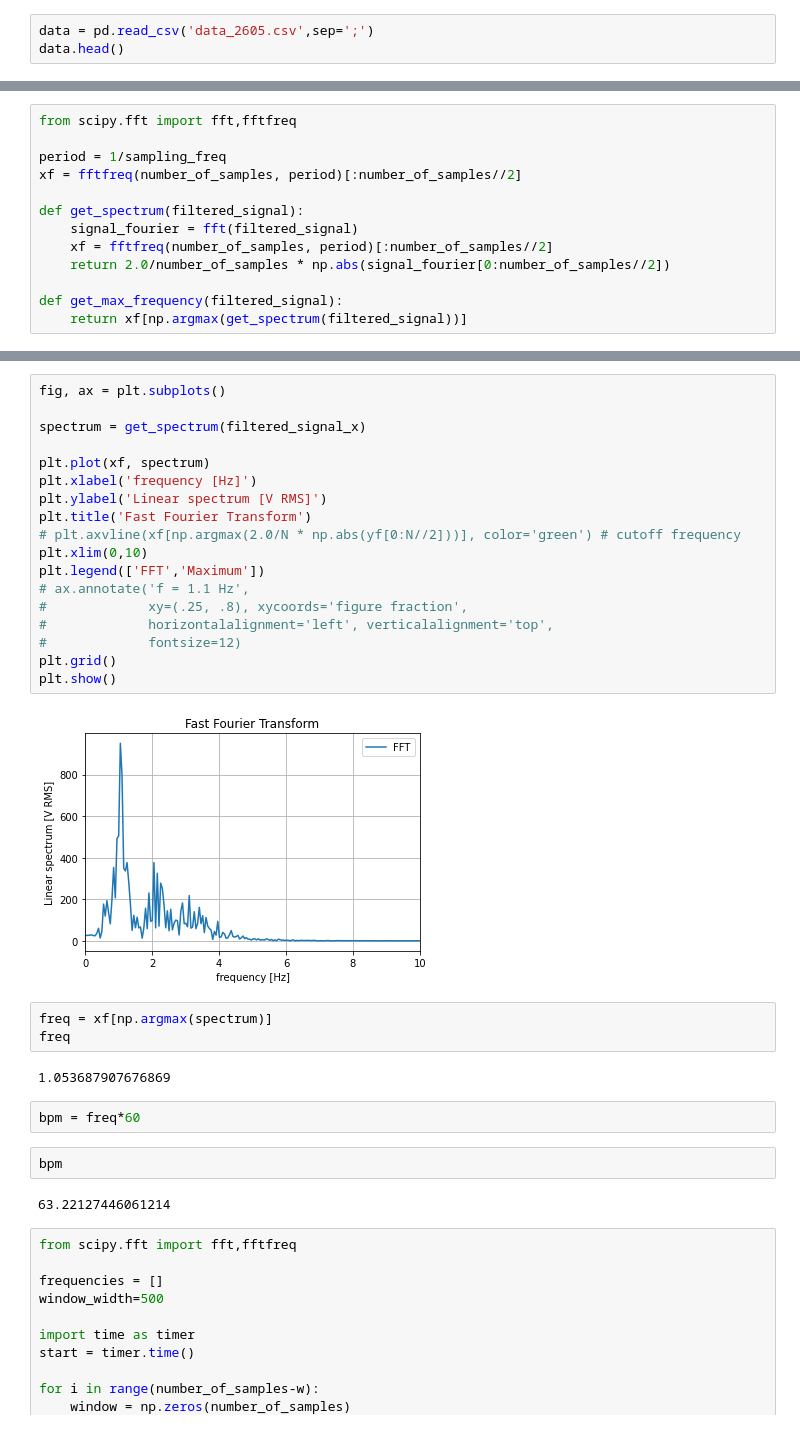
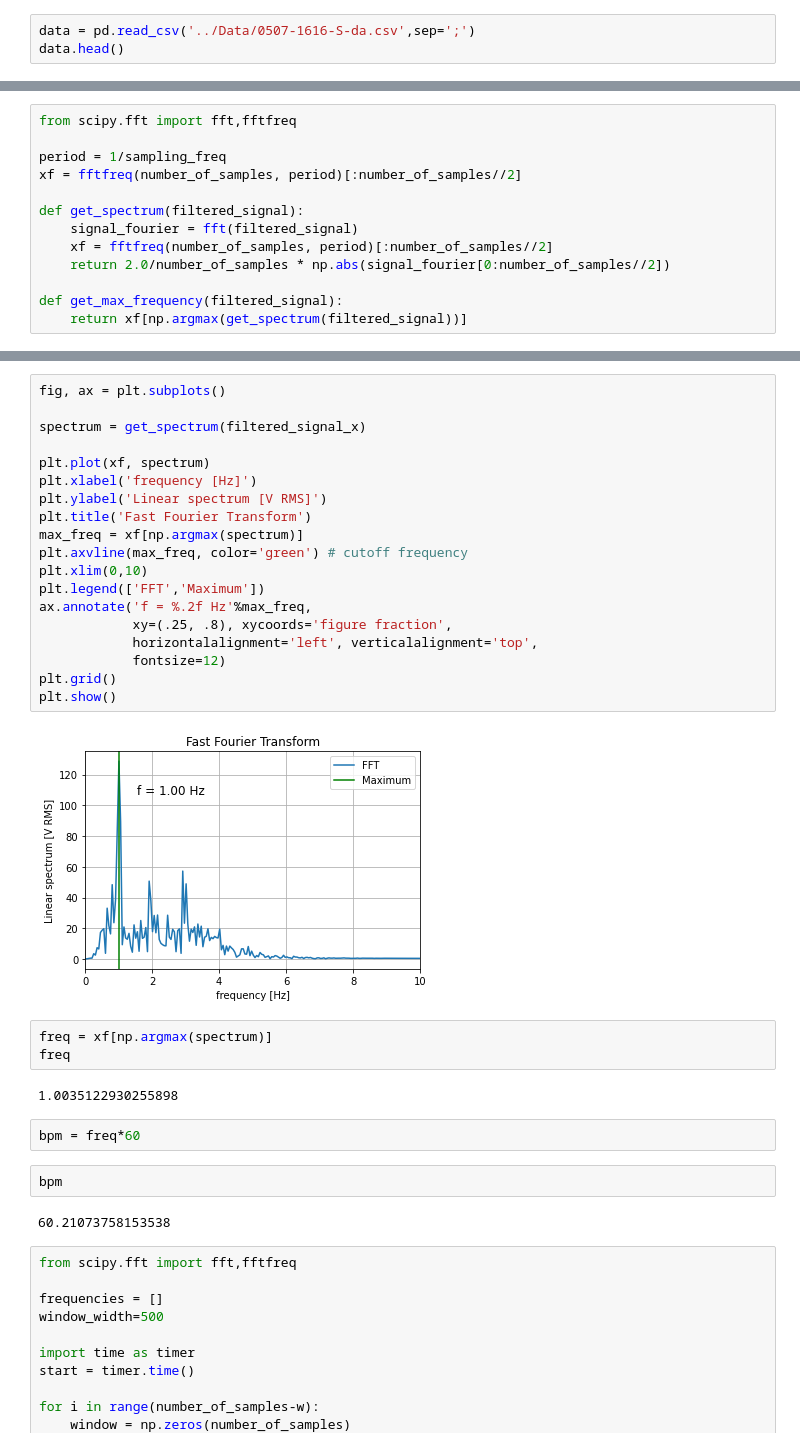
Before and after one commit to Gutenvi/actirate, a Jupyter notebook: Code/main.ipynb, the cells around one changed output, grey strips where cells are left out. Drawn from its saved outputs; the diff is of its cells as text.

```diff
--- a/Code/main.ipynb
+++ b/Code/main.ipynb
@@ -3,6 +3,6 @@ import numpy as np
 import pandas as pd
 import scipy.signal as signal
 # %%
-data = pd.read_csv('data_2605.csv',sep=';')
+data = pd.read_csv('../Data/0507-1616-S-da.csv',sep=';')
 data.head()
 # %% [output]
@@ -95,34 +95,35 @@ plt.show()
 # %%
 fig, ax = plt.subplots()
 
 spectrum = get_spectrum(filtered_signal_x)
 
 plt.plot(xf, spectrum)
 plt.xlabel('frequency [Hz]')
 plt.ylabel('Linear spectrum [V RMS]')
 plt.title('Fast Fourier Transform')
-# plt.axvline(xf[np.argmax(2.0/N * np.abs(yf[0:N//2]))], color='green') # cutoff frequency
+max_freq = xf[np.argmax(spectrum)]
+plt.axvline(max_freq, color='green') # cutoff frequency
 plt.xlim(0,10)
 plt.legend(['FFT','Maximum'])
-# ax.annotate('f = 1.1 Hz',
-#             xy=(.25, .8), xycoords='figure fraction',
-#             horizontalalignment='left', verticalalignment='top',
-#             fontsize=12)
+ax.annotate('f = %.2f Hz'%max_freq,
+            xy=(.25, .8), xycoords='figure fraction',
+            horizontalalignment='left', verticalalignment='top',
+            fontsize=12)
 plt.grid()
 plt.show()
 # %% [output]
-[figure, old version]
+[figure, new version]
 # %%
 freq = xf[np.argmax(spectrum)]
 freq
 # %% [output]
-1.053687907676869
+1.0035122930255898
 # %%
 bpm = freq*60
 # %%
 bpm
 # %% [output]
-63.22127446061214
+60.21073758153538
 # %%
 from scipy.fft import fft,fftfreq
 
```
Also changed, not shown: parts of 5 cells of this notebook, 5 other files.
